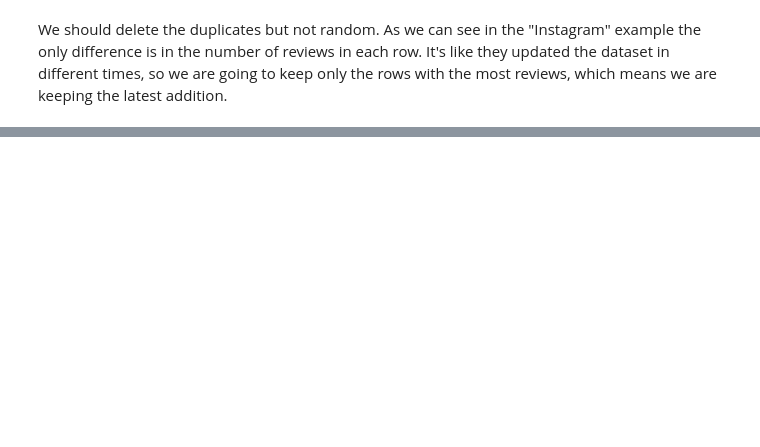
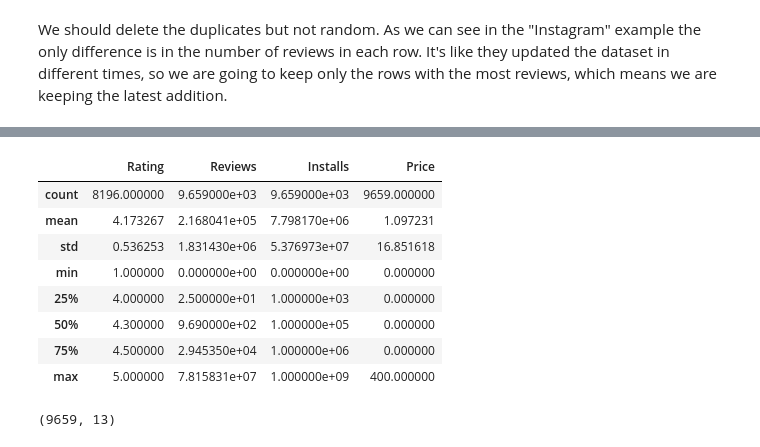
Before and after one commit to KostasTheOne/Mobile-Apps-Project, a Jupyter notebook: Profitable_Apps.ipynb, the cells around one changed output, grey strips where cells are left out. Cells and saved outputs as stored; diff of their text form; code cells hidden in the pictures; blank space fills up the shorter version.

```diff
--- a/Profitable_Apps.ipynb
+++ b/Profitable_Apps.ipynb
@@ -110,0 +302,16 @@ for app in android_data["App"]:
+# %%
+android_clean.describe()
+# %% [output]
+|  | Rating | Reviews | Installs | Price |
+| count | 8196.000000 | 9.659000e+03 | 9.659000e+03 | 9659.000000 |
+| mean | 4.173267 | 2.168041e+05 | 7.798170e+06 | 1.097231 |
+| std | 0.536253 | 1.831430e+06 | 5.376973e+07 | 16.851618 |
+| min | 1.000000 | 0.000000e+00 | 0.000000e+00 | 0.000000 |
+| 25% | 4.000000 | 2.500000e+01 | 1.000000e+03 | 0.000000 |
+| 50% | 4.300000 | 9.690000e+02 | 1.000000e+05 | 0.000000 |
+| 75% | 4.500000 | 2.945350e+04 | 1.000000e+06 | 0.000000 |
+| max | 5.000000 | 7.815831e+07 | 1.000000e+09 | 400.000000 |
+# %%
+android_clean.shape
+# %% [output]
+(9659, 13)
```
Also changed, not shown: parts of 29 cells of this notebook.
